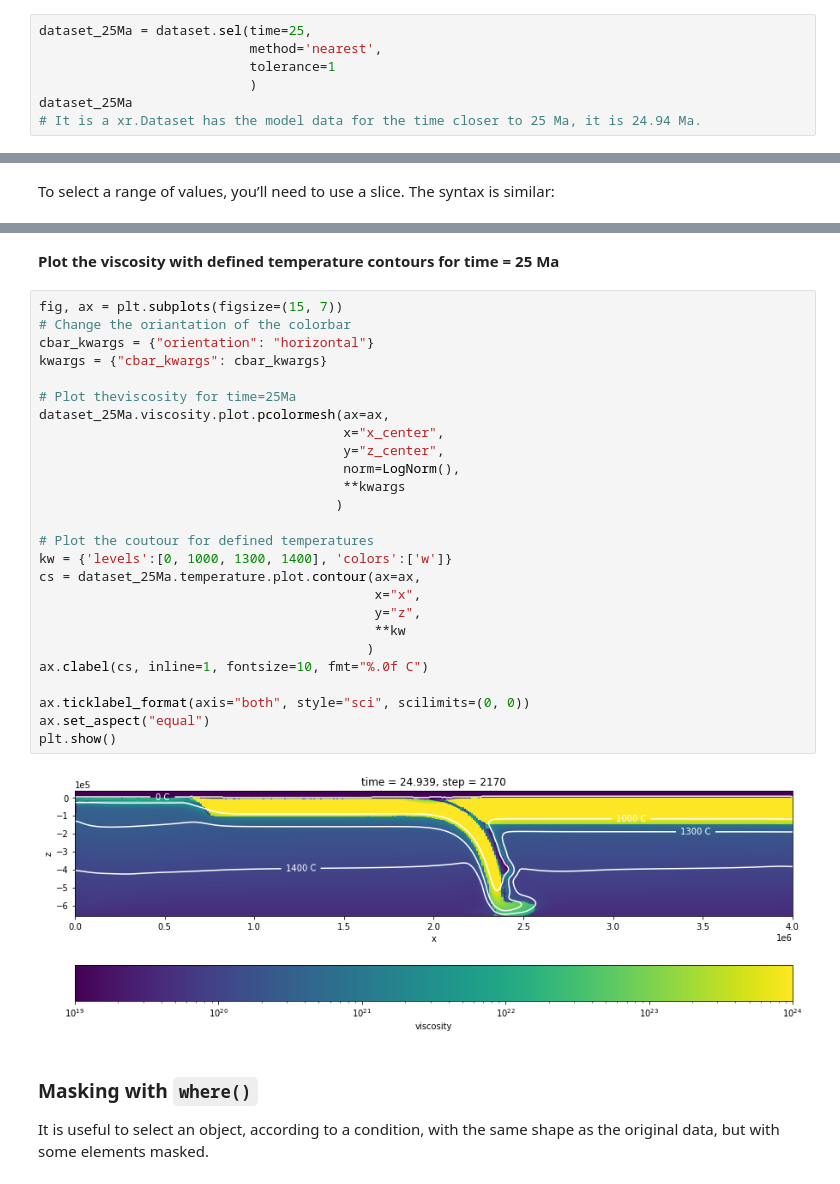
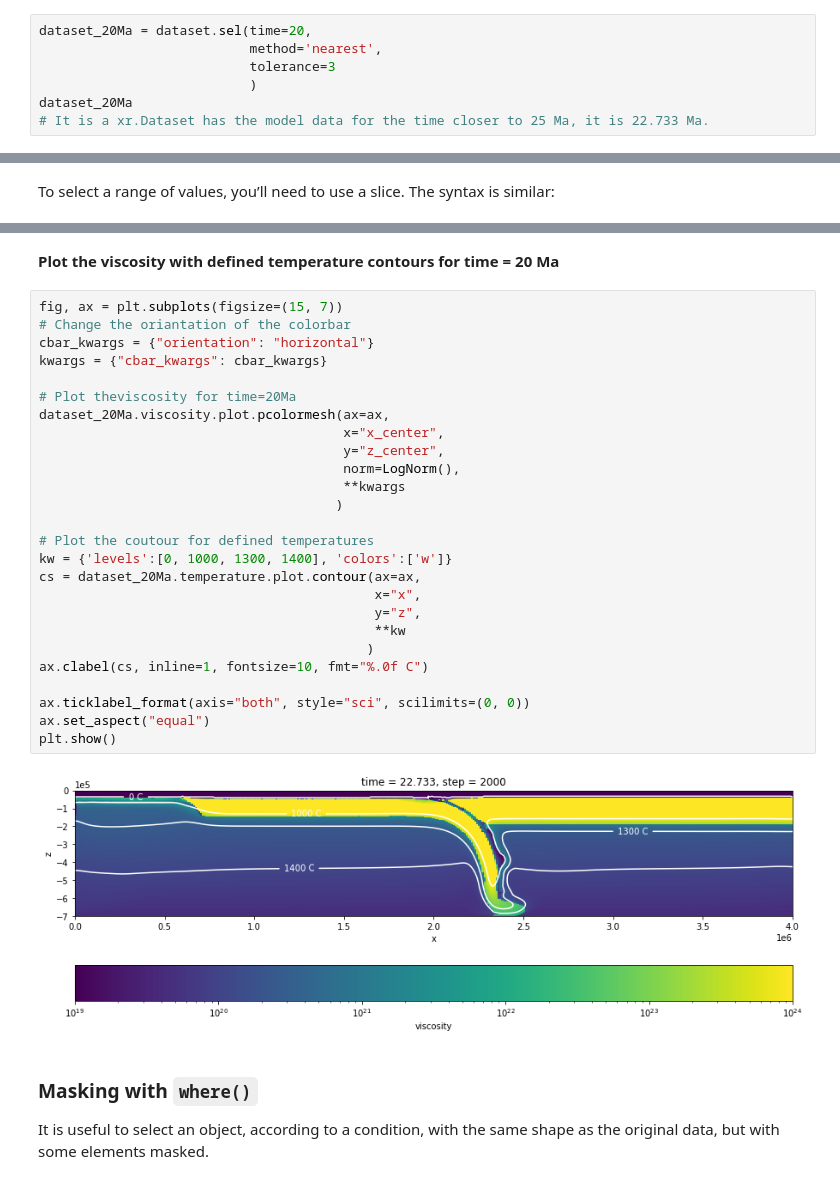
Before and after one commit to aguspesce/online_seminar_IAG-USP, a Jupyter notebook: for_mandyoc.ipynb, the cells around one changed output, grey strips where cells are left out. Saved outputs shown, nothing was run; the diff lists cells and outputs as text.

```diff
--- a/for_mandyoc.ipynb
+++ b/for_mandyoc.ipynb
@@ -151,10 +157,10 @@ The error is because the Dataset doesn't have a time equal to 25, so I look for
 # %%
-dataset_25Ma = dataset.sel(time=25,
+dataset_20Ma = dataset.sel(time=20,
                            method='nearest',
-                           tolerance=1
+                           tolerance=3
                            )
-dataset_25Ma
-# It is a xr.Dataset has the model data for the time closer to 25 Ma, it is 24.94 Ma.
+dataset_20Ma
+# It is a xr.Dataset has the model data for the time closer to 25 Ma, it is 22.733 Ma.
 # %% [output]
 <xarray.Dataset>
 Dimensions:           (x: 401, x_center: 400, z: 176, z_center: 175)
@@ -184,33 +190,33 @@ dataset_25Ma.temperature.sel(x=slice(500e3, 2500e3)).plot(x="x", y="z")
 # %% [markdown]
-__Plot the viscosity with defined temperature contours for time = 25 Ma__
+__Plot the viscosity with defined temperature contours for time = 20 Ma__
 # %%
 fig, ax = plt.subplots(figsize=(15, 7))
 # Change the oriantation of the colorbar
 cbar_kwargs = {"orientation": "horizontal"}
 kwargs = {"cbar_kwargs": cbar_kwargs}
 
-# Plot theviscosity for time=25Ma
-dataset_25Ma.viscosity.plot.pcolormesh(ax=ax,
+# Plot theviscosity for time=20Ma
+dataset_20Ma.viscosity.plot.pcolormesh(ax=ax,
                                        x="x_center",
                                        y="z_center",
                                        norm=LogNorm(),
                                        **kwargs
                                       )
 
 # Plot the coutour for defined temperatures
 kw = {'levels':[0, 1000, 1300, 1400], 'colors':['w']}
-cs = dataset_25Ma.temperature.plot.contour(ax=ax,
+cs = dataset_20Ma.temperature.plot.contour(ax=ax,
                                            x="x",
                                            y="z",
                                            **kw
                                           )
 ax.clabel(cs, inline=1, fontsize=10, fmt="%.0f C")
 
 ax.ticklabel_format(axis="both", style="sci", scilimits=(0, 0))
 ax.set_aspect("equal")
 plt.show()
 # %% [output]
-[figure, old version]
+[figure, new version]
 # %% [markdown]
 ### Masking with ``where()``
 
```
Also changed, not shown: parts of 18 cells of this notebook.
